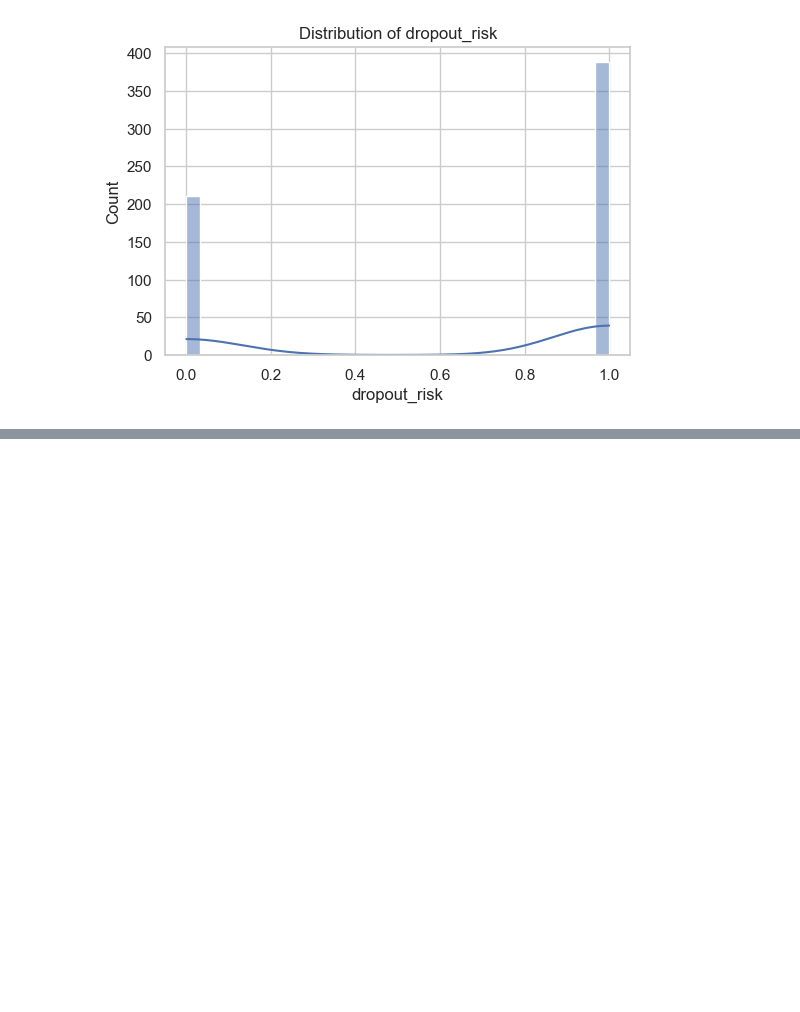
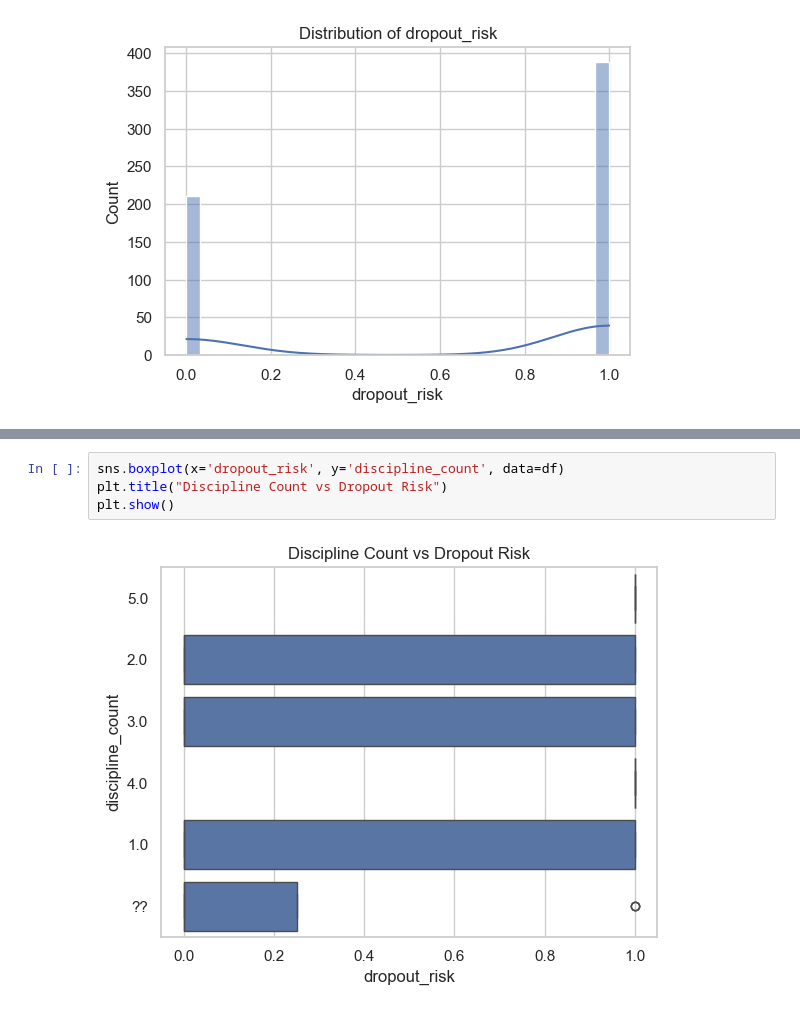
Before and after one commit to BrianZiro/edulensml, a Jupyter notebook: notebooks/02_eda_cleaning.ipynb, the cells around one changed output, grey strips where cells are left out. Drawn from its saved outputs; the diff is of its cells as text; blank space fills up the shorter version.

Commit message:
Complete EDA: cleaned data, handled outliers, explored correlations

```diff
--- a/notebooks/02_eda_cleaning.ipynb
+++ b/notebooks/02_eda_cleaning.ipynb
@@ -55,0 +72,6 @@ for col in categorical_cols:
+# %%
+sns.boxplot(x='dropout_risk', y='discipline_count', data=df)
+plt.title("Discipline Count vs Dropout Risk")
+plt.show()
+# %% [output]
+[figure, added]
```
Also changed, not shown: parts of 8 cells of this notebook, 1 other file.
